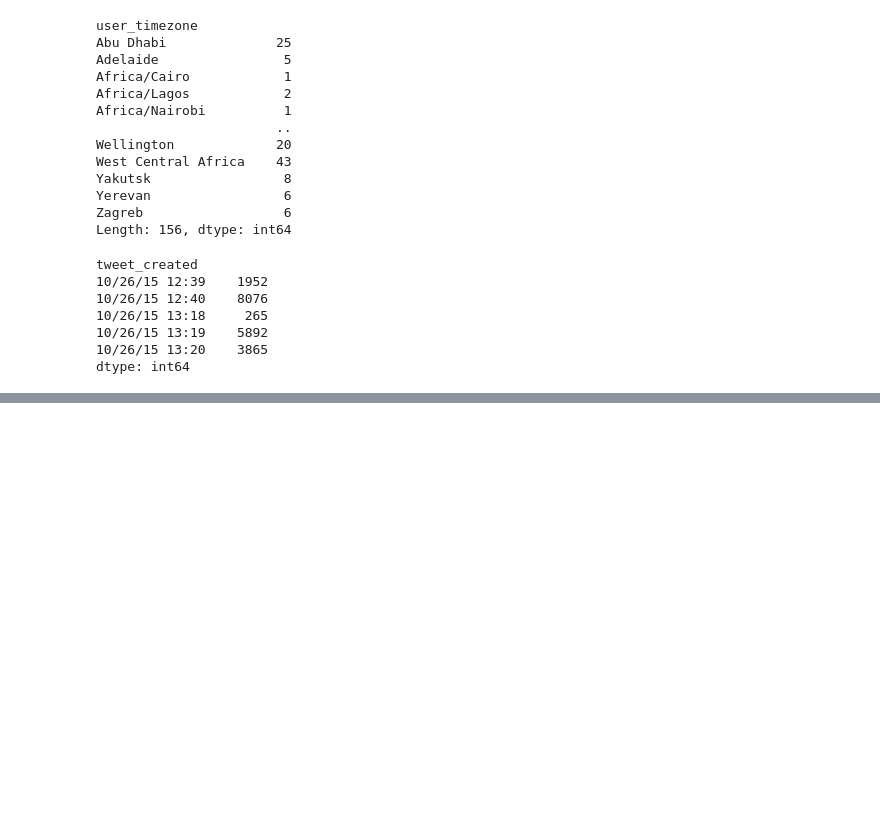
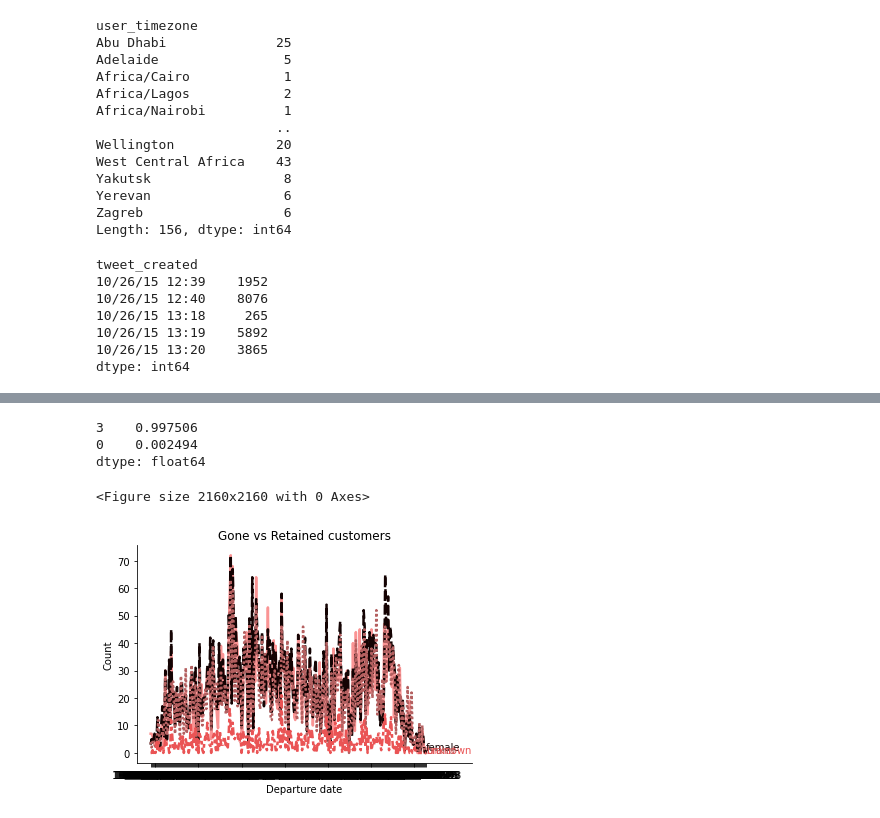
Before and after one commit to Garciashk/Microsoft-Power-BI-Start-Guide-Second-Edition, a Jupyter notebook: Notebook/DL_Twitter_Gender_Classification.ipynb, the cells around one changed output, grey strips where cells are left out. Saved outputs shown, nothing was run; the diff lists cells and outputs as text; code cells hidden in the pictures; blank space fills up the shorter version.

```diff
--- a/Notebook/DL_Twitter_Gender_Classification.ipynb
+++ b/Notebook/DL_Twitter_Gender_Classification.ipynb
@@ -243,34 +287,51 @@ df_d
+# %%
+pd.DataFrame(np.where(df_tw._trusted_judgments != 3,0,3)).value_counts(normalize=True)
+# %% [output]
+3    0.997506
+0    0.002494
+dtype: float64
 # %%
-df_d = df_viaje.groupby(['tweet_created']).agg(
+df_viaje = df_tw.copy()
+df_viaje = df_viaje[['_last_judgment_at', 'gender']]
+df_viaje['male'] = np.where(df_viaje.gender=='male',1,0)
+df_viaje['female'] = np.where(df_viaje.gender=='female',1,0)
+df_viaje['brand'] = np.where(df_viaje.gender=='brand',1,0)
+df_viaje['unknown'] = np.where(df_viaje.gender=='unknown',1,0)
+df_viaje
+df_d = df_viaje.groupby(['_last_judgment_at']).agg(
     male = ('male','sum'),
     female = ('female','sum'),
     brand = ('brand','sum'),
     unknown = ('unknown','sum'))
+df_d
 # df_d
 import seaborn as sns
 plt.figure(figsize=(30, 30))
 fig, ax = plt.subplots()
-ax = sns.lineplot(data=df_d, linewidth=2.5, palette=['#FA9494', '#140303'], legend=None, linestyle='solid')
+ax = sns.lineplot(data=df_d, linewidth=2.5, palette=['#FA9494', '#140303', '#B46060', '#EA5455'], legend=None, linestyle='solid')
 for line, name in zip(ax.lines, df_d.columns.tolist()):
 	y = line.get_ydata()[-1]
 	x = line.get_xdata()[-1]
 	if not np.isfinite(y):
 	    y=next(reversed(line.get_ydata()[~line.get_ydata().mask]),float("nan"))
 	if not np.isfinite(y) or not np.isfinite(x):
 	    continue
 	text = ax.annotate(name,
 		       xy=(x, y),
 		       xytext=(0, 0),
 		       color=line.get_color(),
 		       xycoords=(ax.get_xaxis_transform(),
 				 ax.get_yaxis_transform()),
 		       textcoords="offset points")
 	text_width = (text.get_window_extent(
 	fig.canvas.get_renderer()).transformed(ax.transData.inverted()).width)
 	if np.isfinite(text_width):
 		ax.set_xlim(ax.get_xlim()[0], text.xy[0] + text_width * 1.05)
 ax.set(xlabel='Departure date', ylabel='Count', title='Gone vs Retained customers')
 #ax.legend(title='Type', title_fontsize = 13)
 sns.despine(bottom=False, left=False)
 plt.grid(False)
 plt.show()
+# %% [output]
+<Figure size 2160x2160 with 0 Axes>
+[figure, added]
```
Also changed, not shown: parts of 17 cells of this notebook.
